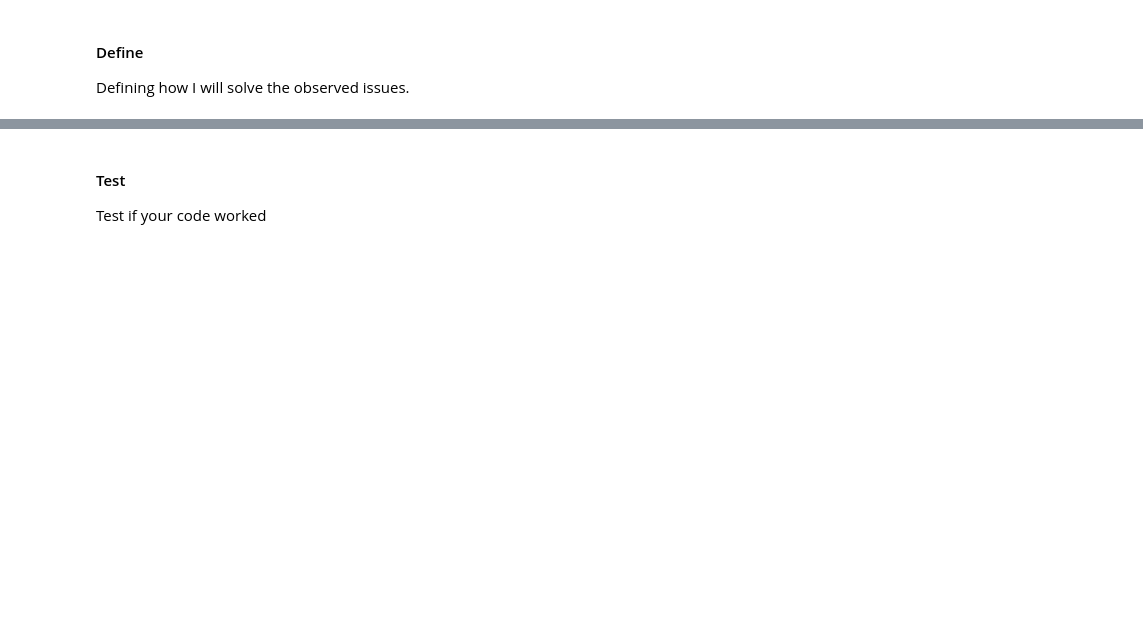
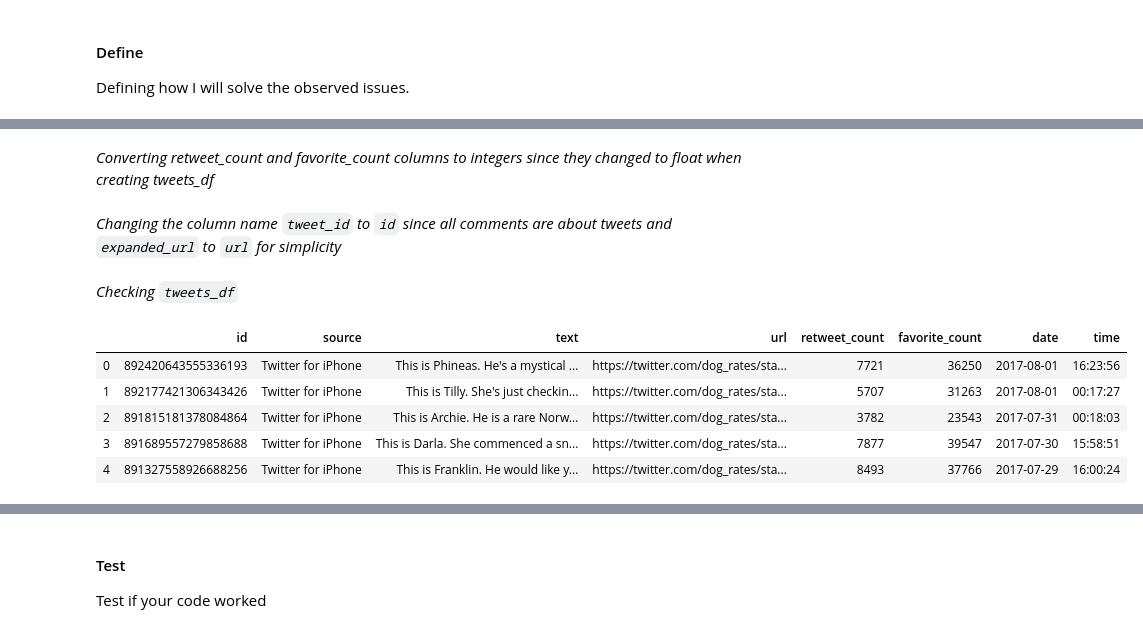
Before and after one commit to Nevesgmd/WeRateDogs-twitter-analysis, a Jupyter notebook: wrangle_act.ipynb, the cells around one changed output, grey strips where cells are left out. Cells and saved outputs as stored; diff of their text form; code cells hidden in the pictures; blank space fills up the shorter version.

```diff
--- a/wrangle_act.ipynb
+++ b/wrangle_act.ipynb
@@ -616,0 +698,5 @@ Solve the problems
+# %%
+# Setting expanded_urls column as planned in the Define section
+tweets_df['expanded_urls'] = tweets_df.apply(lambda row: 'https://twitter.com/dog_rates/status/' +
+                                                         str(row['tweet_id']),
+                                             axis=1)
@@ -616,0 +705,34 @@ Solve the problems
+# %%
+# Fill null values in retweet_count column
+tweets_df.retweet_count.fillna(randint(int(tweets_df.retweet_count.quantile(0.25)),
+                                       int(tweets_df.retweet_count.quantile(0.75))), inplace=True)
+
+# Fill null values in favorite_count column
+fav_count_third_quartile_int = int(tweets_df.favorite_count.quantile(0.75))
+tweets_df.favorite_count.fillna(tweets_df.apply(lambda row: randint(row['retweet_count']*2,
+                                                                    fav_count_third_quartile_int)
+                                                if row['retweet_count']*2 <= fav_count_third_quartile_int
+                                                else row['retweet_count']*1.75, axis=1), inplace=True)
+# %% [markdown]
+
+*Converting retweet_count and favorite_count columns to integers since they changed to float when creating tweets_df*
+# %%
+# Converting retweet_count and favorite_count to int
+tweets_df['retweet_count'] = tweets_df.retweet_count.astype('int64')
+tweets_df['favorite_count'] = tweets_df.favorite_count.astype('int64')
+# %% [markdown]
+*Changing the column name `tweet_id` to `id` since all comments are about tweets and `expanded_url` to `url` for simplicity*
+# %%
+# Renaming columns to simple names
+tweets_df.rename(columns={'tweet_id': 'id', 'expanded_urls': 'url'}, inplace=True)
+# %% [markdown]
+*Checking `tweets_df`*
+# %%
+tweets_df.head()
+# %% [output]
+|  | id | source | text | url | retweet_count | favorite_count | date | time |
+| 0 | 892420643555336193 | Twitter for iPhone | This is Phineas. He's a mystical ... | https://twitter.com/dog_rates/sta... | 7721 | 36250 | 2017-08-01 | 16:23:56 |
+| 1 | 892177421306343426 | Twitter for iPhone | This is Tilly. She's just checkin... | https://twitter.com/dog_rates/sta... | 5707 | 31263 | 2017-08-01 | 00:17:27 |
+| 2 | 891815181378084864 | Twitter for iPhone | This is Archie. He is a rare Norw... | https://twitter.com/dog_rates/sta... | 3782 | 23543 | 2017-07-31 | 00:18:03 |
+| 3 | 891689557279858688 | Twitter for iPhone | This is Darla. She commenced a sn... | https://twitter.com/dog_rates/sta... | 7877 | 39547 | 2017-07-30 | 15:58:51 |
+| 4 | 891327558926688256 | Twitter for iPhone | This is Franklin. He would like y... | https://twitter.com/dog_rates/sta... | 8493 | 37766 | 2017-07-29 | 16:00:24 |
```
Also changed, not shown: parts of 56 cells of this notebook, 2 other files.
